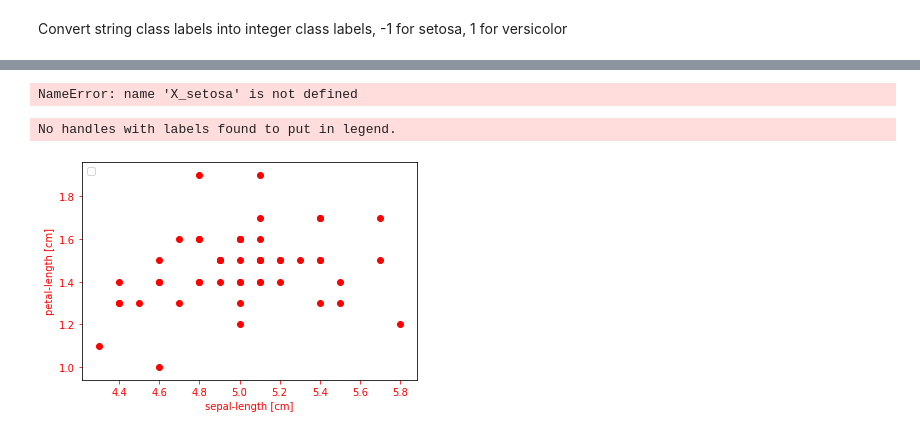
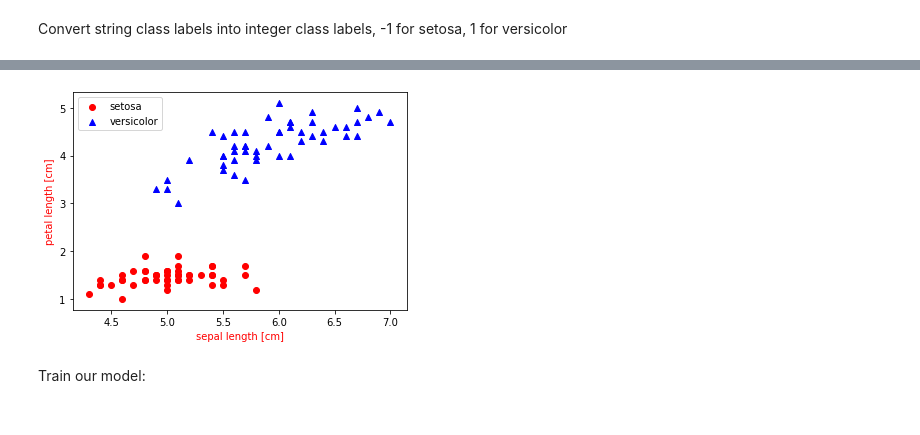
Before and after one commit to kjura/BS-thesis, a Jupyter notebook: rashka_chp2/ch02.ipynb, the cells around one changed output, grey strips where cells are left out. Cells and saved outputs as stored; diff of their text form; code cells hidden in the pictures.

Commit message:
Plot decision regions

```diff
--- a/rashka_chp2/ch02.ipynb
+++ b/rashka_chp2/ch02.ipynb
@@ -158,29 +140,24 @@ X_setosa = setosa.assign(class_lbl=s1.values)
-# %%
-X_versicolor = versicolor.assign(class_lbl=s2.values)
-
-X_setosa_plot = X_setosa.iloc[0:, [0, 2]].values
-X_versicolor_plot = X_versicolor[0:, [0, 2]].values
-# %% [output]
-NameError: name 'X_setosa' is not defined
-# %%
-# insert color marker label
-# columns [0] and [2]
-# sepal length is x , petal length is y
-
-X = df.iloc[0:100, [0, 2]].values
-
-fig = plt.figure()
-ax = fig.add_subplot(111)
-ax.tick_params(axis='x', colors='red')
-ax.tick_params(axis='y', colors='red')
-plt.xlabel("sepal-length [cm]")
-plt.ylabel("petal-length [cm]")
-ax.xaxis.label.set_color('red')
-ax.yaxis.label.set_color('red')
-ax.legend(loc="upper left")
-ax.scatter(X[:50, 0], X[:50, 1], color='red', marker='o', label='setosa')
-
-plt.show()
-# %% [output]
-No handles with labels found to put in legend.
-[figure, removed]
+# %%
+# insert color marker label
+# columns [0] and [2]
+# sepal length is x , petal length is y
+
+y = df.iloc[0:100, 4].values
+y = np.where(y == 'Iris-setosa', -1, 1)
+
+X = df.iloc[0:100, [0, 2]].values
+
+
+plt.scatter(X[:50, 0], X[:50, 1], color='red', marker='o', label='setosa')
+plt.scatter(X[50:100, 0], X[50:100, 1], color='blue', marker='^', label='versicolor')
+plt.tick_params(axis='x', colors='red')
+plt.tick_params(axis='y', colors='red')
+
+plt.xlabel('sepal length [cm]', color="red")
+plt.ylabel('petal length [cm]', color="red")
+plt.legend(loc='upper left')
+plt.show()
+# %% [output]
+[figure, added]
+# %% [markdown]
+Train our model:
```
Also changed, not shown: parts of 6 cells of this notebook, 2 other files.
